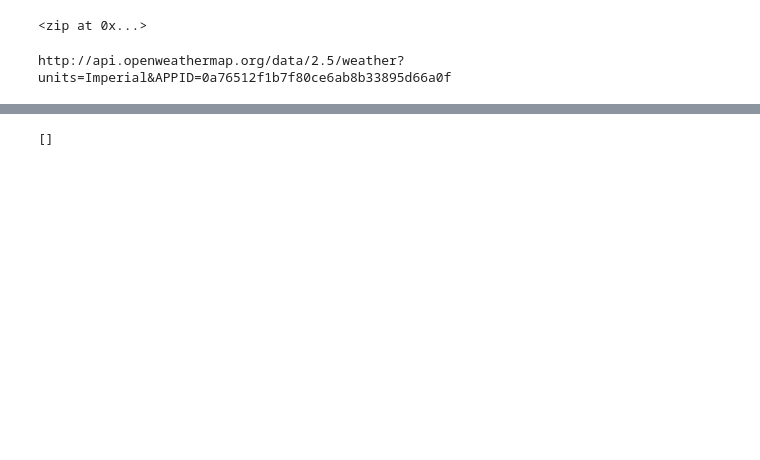
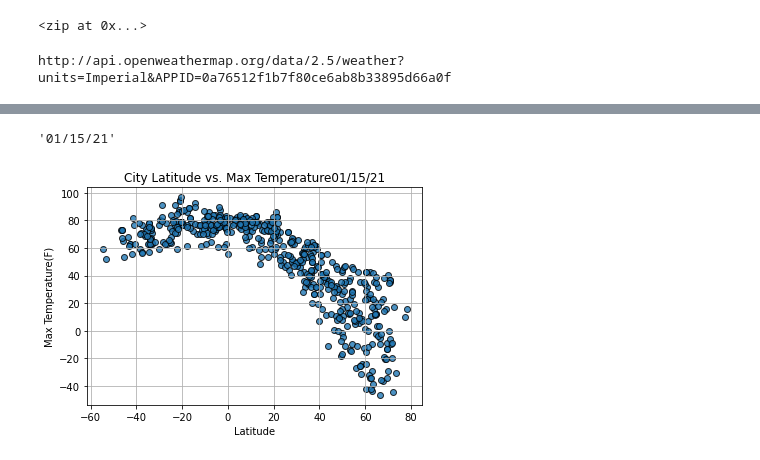
Before and after one commit to 0129jrb/World_Weather_Analysis-, a Jupyter notebook: WeatherPy.ipynb, the cells around one changed output, grey strips where cells are left out. Cells and saved outputs as stored; diff of their text form; code cells hidden in the pictures; blank space fills up the shorter version.

Commit message:
weatherPy

```diff
--- a/WeatherPy.ipynb
+++ b/WeatherPy.ipynb
@@ -26,16 +26,21 @@ from datetime import datetime
+# %%
+# Range of latitudes and longitudes
+lat_range = (-90, 90)
+lng_range = (-180, 180)
 # %%
-# Create a list for holding the cities.
+# List for holding lat_lngs and cities
+lat_lngs = []
 cities = []
-
-
-# Identify nearest city for each latitude and longitude combination
+# Create a set of random lat and lng combinations
+lats = np.random.uniform(lat_range[0], lat_range[1], size=1500)
+lngs = np.random.uniform(lng_range[0], lng_range[1], size=1500)
+lat_lngs = zip(lats, lngs)
+# Identify nearest city for each lat, lng combination
 for lat_lng in lat_lngs:
     city = citipy.nearest_city(lat_lng[0], lat_lng[1]).city_name
-
     # If the city is unique, then add it to a our cities list
     if city not in cities:
         cities.append(city)
-
 # Print the city count to confirm sufficient count
 len(cities)
 # %% [output]
@@ -114,4 +143,0 @@ print(city_data)
-# %%
-print(city_data)
-# %% [output]
-[]
@@ -117,0 +149,36 @@ print(city_data)
+# %%
+#extract relevant fields from the DataFrame for plotting
+lats = city_data_df['Lat']
+max_temps = city_data_df['Max Temp']
+humidity = city_data_df["Humidity"]
+cloudiness = city_data_df["Cloudiness"]
+wind_speed = city_data_df["Wind Speed"]
+# %%
+#import the time module
+import time
+#get today"s date in seconds
+today = time.strftime("%x")
+today
+# %% [output]
+'01/15/21'
+# %%
+#import the moudle
+import time
+
+#building the scatter plot for latitiude vs max temperature
+plt.scatter(lats, max_temps, edgecolor = "black", linewidths = 1, marker ="o",
+           alpha = 0.8, label = "Cities")
+
+#Incorporate the other graph properites
+plt.title(f"City Latitude vs. Max Temperature" + time. strftime("%x"))
+plt.ylabel("Max Temperature(F)")
+plt.xlabel("Latitude")
+plt.grid(True)
+
+#Save the figure
+plt.savefig("weather_data/Fig2.png")
+
+#show plt
+plt.show()
+# %% [output]
+[figure, added]
```
Also changed, not shown: parts of 10 cells of this notebook, 3 other files.
